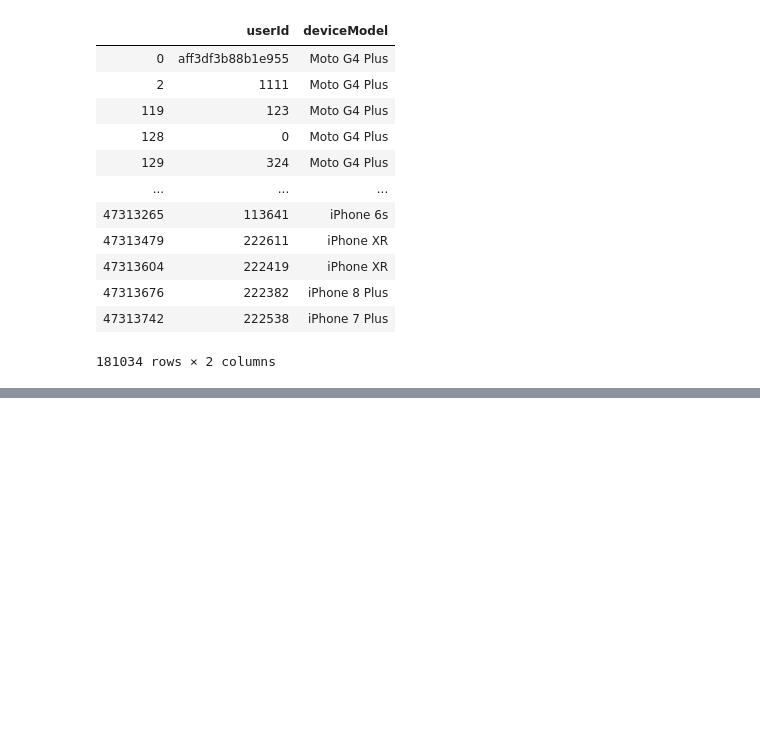
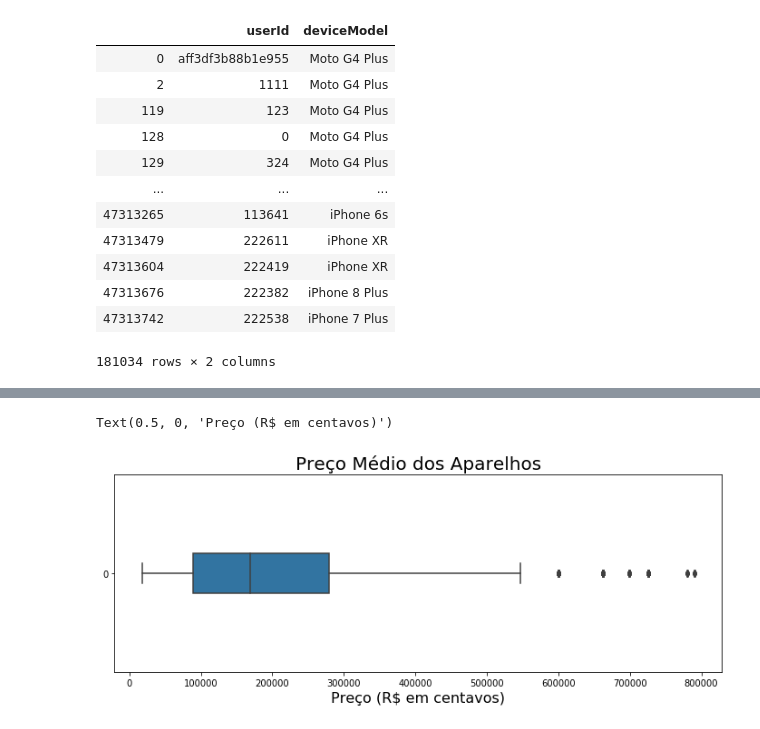
Before and after one commit to emmanuelperotto/phones-crawler, a Jupyter notebook: classification.ipynb, the cells around one changed output, grey strips where cells are left out. Saved outputs shown, nothing was run; the diff lists cells and outputs as text; code cells hidden in the pictures; blank space fills up the shorter version.

```diff
--- a/classification.ipynb
+++ b/classification.ipynb
@@ -97,0 +104,8 @@ classifications_data_frame.to_csv("./files/classification.csv")
+# %%
+ax = sns.boxplot(data=valid["mean_price_cents"], orient="h", width=0.2)
+ax.figure.set_size_inches(12, 4)
+ax.set_title("Preço Médio dos Aparelhos", fontsize=20)
+ax.set_xlabel("Preço (R$ em centavos)", fontsize=16)
+# %% [output]
+Text(0.5, 0, 'Preço (R$ em centavos)')
+[figure, added]
```
Also changed, not shown: parts of 7 cells of this notebook, 2 other files.
